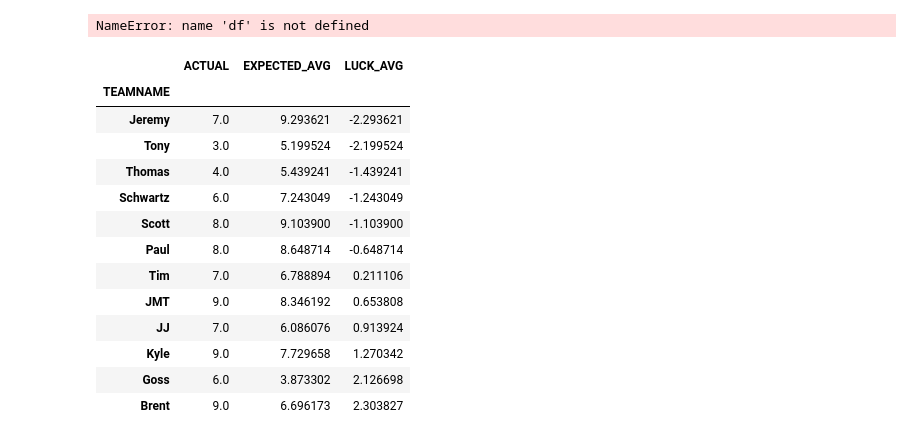
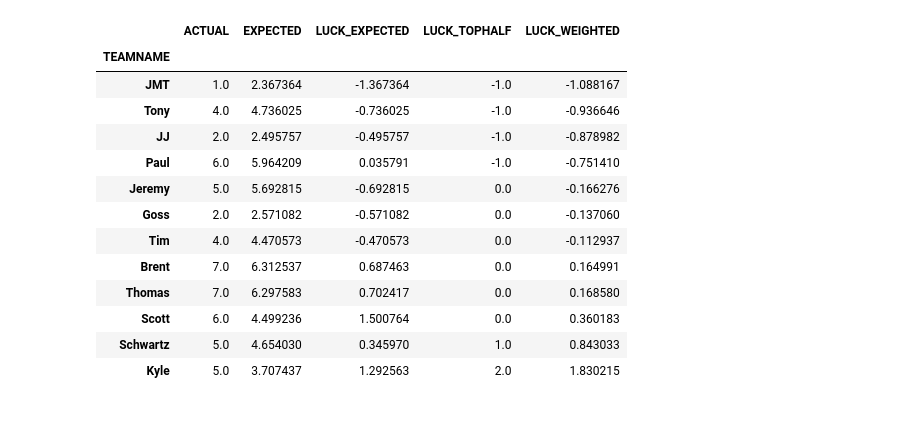
Before and after one commit to pmracek/fantasyfb, a Jupyter notebook: Luck aka Pythagorean Expected Wins .ipynb, the cells around one changed output. Saved outputs shown, nothing was run; the diff lists cells and outputs as text; code cells hidden in the pictures.

```diff
--- a/Luck aka Pythagorean Expected Wins .ipynb
+++ b/Luck aka Pythagorean Expected Wins .ipynb
@@ -5,5 +11 @@ import scipy.stats as st
-# %%
-print(df)
-# %% [output]
-NameError: name 'df' is not defined
 # %%
@@ -23,18 +27,18 @@ exp_wins['LUCK_AVG']=(exp_wins['LUCK']+exp_wins['LUCK_GT50'])/2
-# %%
-exp_wins[['ACTUAL','EXPECTED_AVG','LUCK_AVG']].sort_values('LUCK_AVG')
-# %% [output]
-|  | ACTUAL | EXPECTED_AVG | LUCK_AVG |
-| TEAMNAME |  |  |  |
-| Jeremy | 7.0 | 9.293621 | -2.293621 |
-| Tony | 3.0 | 5.199524 | -2.199524 |
-| Thomas | 4.0 | 5.439241 | -1.439241 |
-| Schwartz | 6.0 | 7.243049 | -1.243049 |
-| Scott | 8.0 | 9.103900 | -1.103900 |
-| Paul | 8.0 | 8.648714 | -0.648714 |
-| Tim | 7.0 | 6.788894 | 0.211106 |
-| JMT | 9.0 | 8.346192 | 0.653808 |
-| JJ | 7.0 | 6.086076 | 0.913924 |
-| Kyle | 9.0 | 7.729658 | 1.270342 |
-| Goss | 6.0 | 3.873302 | 2.126698 |
-| Brent | 9.0 | 6.696173 | 2.303827 |
+# %%
+exp_wins[['ACTUAL','EXPECTED','LUCK_EXPECTED','LUCK_TOPHALF','LUCK_WEIGHTED']].sort_values('LUCK_WEIGHTED')
+# %% [output]
+|  | ACTUAL | EXPECTED | LUCK_EXPECTED | LUCK_TOPHALF | LUCK_WEIGHTED |
+| TEAMNAME |  |  |  |  |  |
+| JMT | 1.0 | 2.367364 | -1.367364 | -1.0 | -1.088167 |
+| Tony | 4.0 | 4.736025 | -0.736025 | -1.0 | -0.936646 |
+| JJ | 2.0 | 2.495757 | -0.495757 | -1.0 | -0.878982 |
+| Paul | 6.0 | 5.964209 | 0.035791 | -1.0 | -0.751410 |
+| Jeremy | 5.0 | 5.692815 | -0.692815 | 0.0 | -0.166276 |
+| Goss | 2.0 | 2.571082 | -0.571082 | 0.0 | -0.137060 |
+| Tim | 4.0 | 4.470573 | -0.470573 | 0.0 | -0.112937 |
+| Brent | 7.0 | 6.312537 | 0.687463 | 0.0 | 0.164991 |
+| Thomas | 7.0 | 6.297583 | 0.702417 | 0.0 | 0.168580 |
+| Scott | 6.0 | 4.499236 | 1.500764 | 0.0 | 0.360183 |
+| Schwartz | 5.0 | 4.654030 | 0.345970 | 1.0 | 0.843033 |
+| Kyle | 5.0 | 3.707437 | 1.292563 | 2.0 | 1.830215 |
 # %%
```
Also changed, not shown: parts of 7 cells of this notebook, 24 other files.
